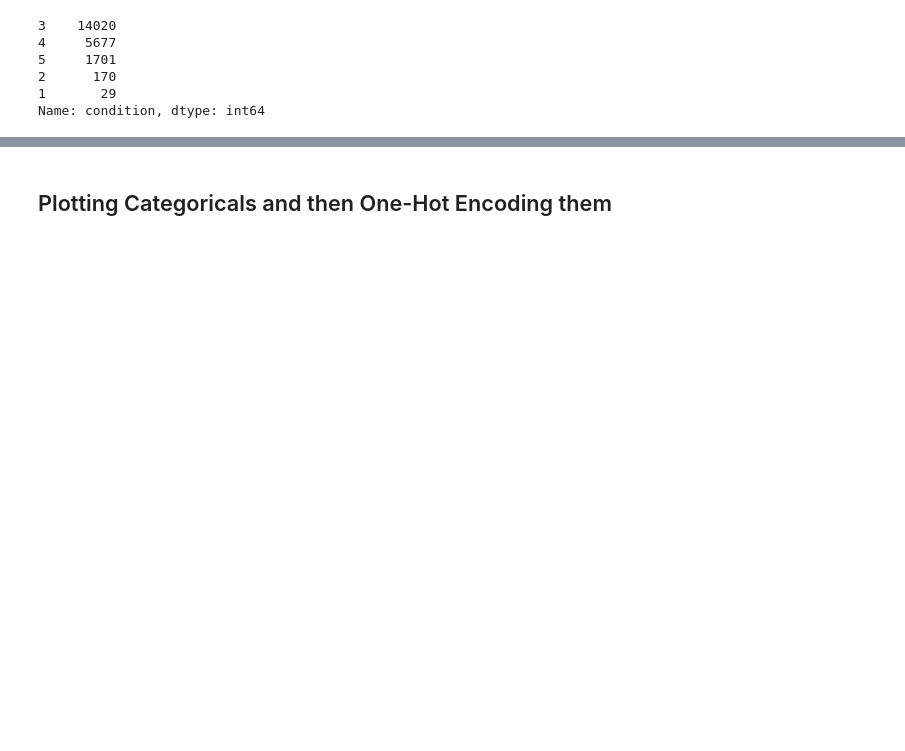
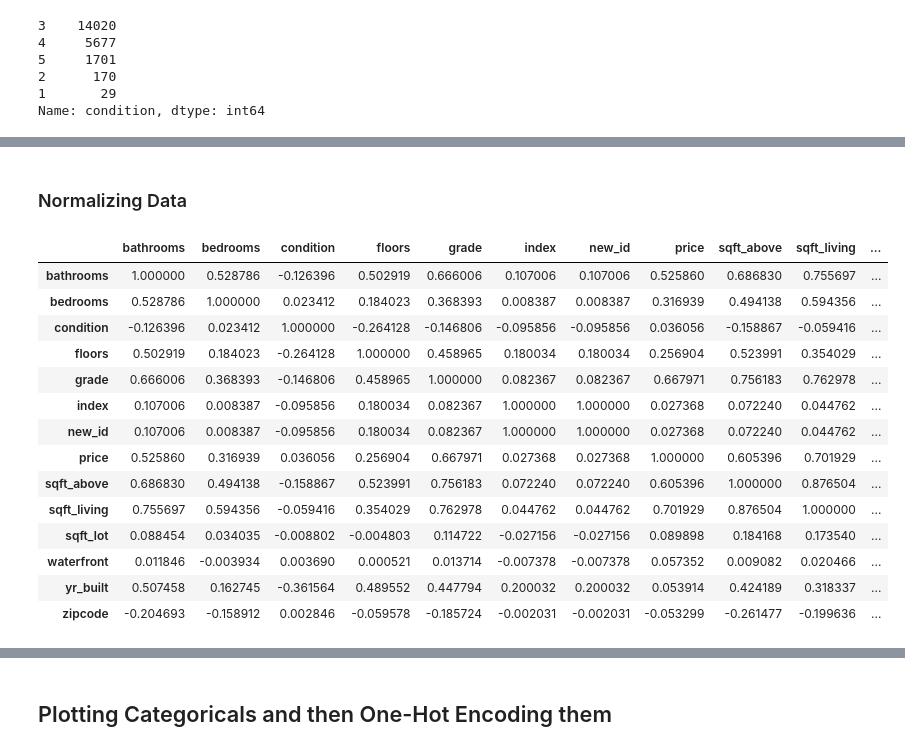
Before and after one commit to jxn628/dsc-home-price-analysis, a Jupyter notebook: student.ipynb, the cells around one changed output, grey strips where cells are left out. Drawn from its saved outputs; the diff is of its cells as text; code cells hidden in the pictures; blank space fills up the shorter version.

```diff
--- a/student.ipynb
+++ b/student.ipynb
@@ -236,0 +382,25 @@ Name: condition, dtype: int64
+# %% [markdown]
+### Normalizing Data
+# %%
+def norm_feat(series):
+    return (series - series.mean())/series.std()
+# %%
+df_norm = norm_feat(df)
+# %%
+df_norm.corr()
+# %% [output]
+|  | bathrooms | bedrooms | condition | floors | grade | index | new_id | price | sqft_above | sqft_living | ... |
+| bathrooms | 1.000000 | 0.528786 | -0.126396 | 0.502919 | 0.666006 | 0.107006 | 0.107006 | 0.525860 | 0.686830 | 0.755697 | ... |
+| bedrooms | 0.528786 | 1.000000 | 0.023412 | 0.184023 | 0.368393 | 0.008387 | 0.008387 | 0.316939 | 0.494138 | 0.594356 | ... |
+| condition | -0.126396 | 0.023412 | 1.000000 | -0.264128 | -0.146806 | -0.095856 | -0.095856 | 0.036056 | -0.158867 | -0.059416 | ... |
+| floors | 0.502919 | 0.184023 | -0.264128 | 1.000000 | 0.458965 | 0.180034 | 0.180034 | 0.256904 | 0.523991 | 0.354029 | ... |
+| grade | 0.666006 | 0.368393 | -0.146806 | 0.458965 | 1.000000 | 0.082367 | 0.082367 | 0.667971 | 0.756183 | 0.762978 | ... |
+| index | 0.107006 | 0.008387 | -0.095856 | 0.180034 | 0.082367 | 1.000000 | 1.000000 | 0.027368 | 0.072240 | 0.044762 | ... |
+| new_id | 0.107006 | 0.008387 | -0.095856 | 0.180034 | 0.082367 | 1.000000 | 1.000000 | 0.027368 | 0.072240 | 0.044762 | ... |
+| price | 0.525860 | 0.316939 | 0.036056 | 0.256904 | 0.667971 | 0.027368 | 0.027368 | 1.000000 | 0.605396 | 0.701929 | ... |
+| sqft_above | 0.686830 | 0.494138 | -0.158867 | 0.523991 | 0.756183 | 0.072240 | 0.072240 | 0.605396 | 1.000000 | 0.876504 | ... |
+| sqft_living | 0.755697 | 0.594356 | -0.059416 | 0.354029 | 0.762978 | 0.044762 | 0.044762 | 0.701929 | 0.876504 | 1.000000 | ... |
+| sqft_lot | 0.088454 | 0.034035 | -0.008802 | -0.004803 | 0.114722 | -0.027156 | -0.027156 | 0.089898 | 0.184168 | 0.173540 | ... |
+| waterfront | 0.011846 | -0.003934 | 0.003690 | 0.000521 | 0.013714 | -0.007378 | -0.007378 | 0.057352 | 0.009082 | 0.020466 | ... |
+| yr_built | 0.507458 | 0.162745 | -0.361564 | 0.489552 | 0.447794 | 0.200032 | 0.200032 | 0.053914 | 0.424189 | 0.318337 | ... |
+| zipcode | -0.204693 | -0.158912 | 0.002846 | -0.059578 | -0.185724 | -0.002031 | -0.002031 | -0.053299 | -0.261477 | -0.199636 | ... |
```
Also changed, not shown: parts of 50 cells of this notebook.
